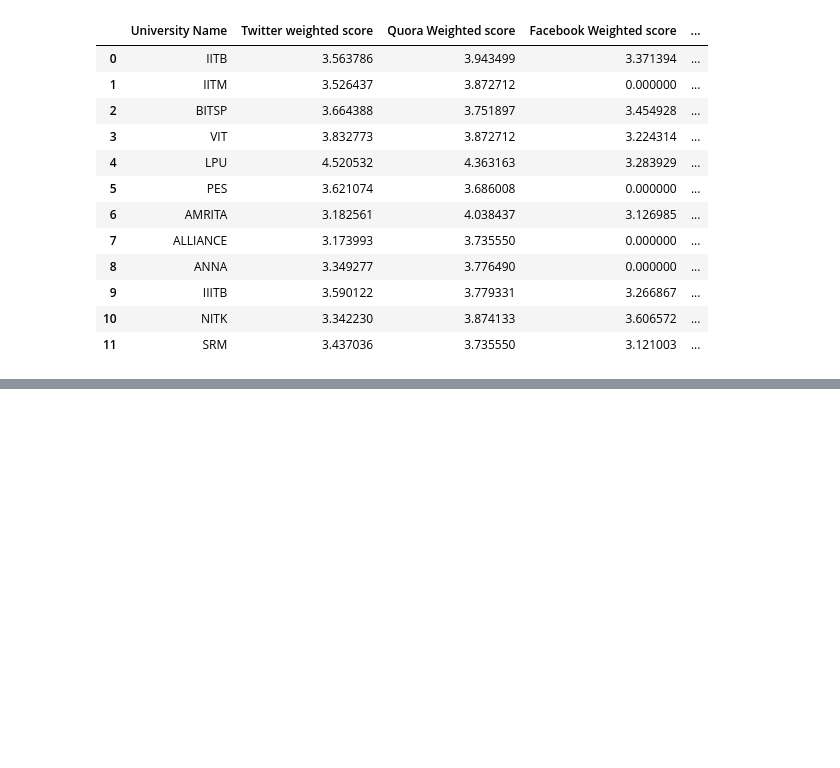
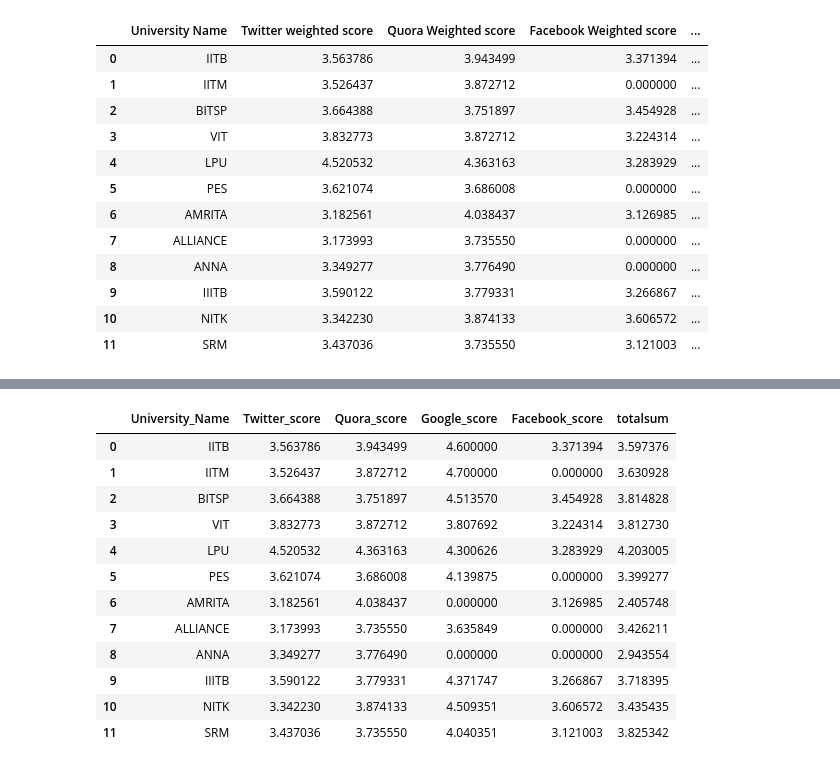
Before and after one commit to kirthikagurumurthy/University_Ranking, a Jupyter notebook: Weighted Sentiment Analysis/Final score.ipynb, the cells around one changed output, grey strips where cells are left out. Drawn from its saved outputs; the diff is of its cells as text; code cells hidden in the pictures; blank space fills up the shorter version.

```diff
--- a/Weighted Sentiment Analysis/Final score.ipynb
+++ b/Weighted Sentiment Analysis/Final score.ipynb
@@ -258,0 +380,33 @@ final_df
+# %%
+twp = prod(twitter,twitter_weights)
+fbp = prod(fb,facebook_weights)
+quorap = prod(quora,quora_weights)
+gmp = prod(gm,google_weights)
+# %%
+def sumlist(list1,list2):
+    suml = []
+    for num1,num2 in zip(list1,list2):
+        suml.append(num1+num2)
+    return suml
+# %%
+twfb = sumlist(twp,fbp)
+qgm = sumlist(quorap,gmp)
+totalsum = sumlist(twfb,qgm)
+# %%
+ws['totalsum'] = totalsum
+# %%
+ws
+# %% [output]
+|  | University_Name | Twitter_score | Quora_score | Google_score | Facebook_score | totalsum |
+| 0 | IITB | 3.563786 | 3.943499 | 4.600000 | 3.371394 | 3.597376 |
+| 1 | IITM | 3.526437 | 3.872712 | 4.700000 | 0.000000 | 3.630928 |
+| 2 | BITSP | 3.664388 | 3.751897 | 4.513570 | 3.454928 | 3.814828 |
+| 3 | VIT | 3.832773 | 3.872712 | 3.807692 | 3.224314 | 3.812730 |
+| 4 | LPU | 4.520532 | 4.363163 | 4.300626 | 3.283929 | 4.203005 |
+| 5 | PES | 3.621074 | 3.686008 | 4.139875 | 0.000000 | 3.399277 |
+| 6 | AMRITA | 3.182561 | 4.038437 | 0.000000 | 3.126985 | 2.405748 |
+| 7 | ALLIANCE | 3.173993 | 3.735550 | 3.635849 | 0.000000 | 3.426211 |
+| 8 | ANNA | 3.349277 | 3.776490 | 0.000000 | 0.000000 | 2.943554 |
+| 9 | IIITB | 3.590122 | 3.779331 | 4.371747 | 3.266867 | 3.718395 |
+| 10 | NITK | 3.342230 | 3.874133 | 4.509351 | 3.606572 | 3.435435 |
+| 11 | SRM | 3.437036 | 3.735550 | 4.040351 | 3.121003 | 3.825342 |
```
Also changed, not shown: parts of 12 cells of this notebook, 1 other file.
